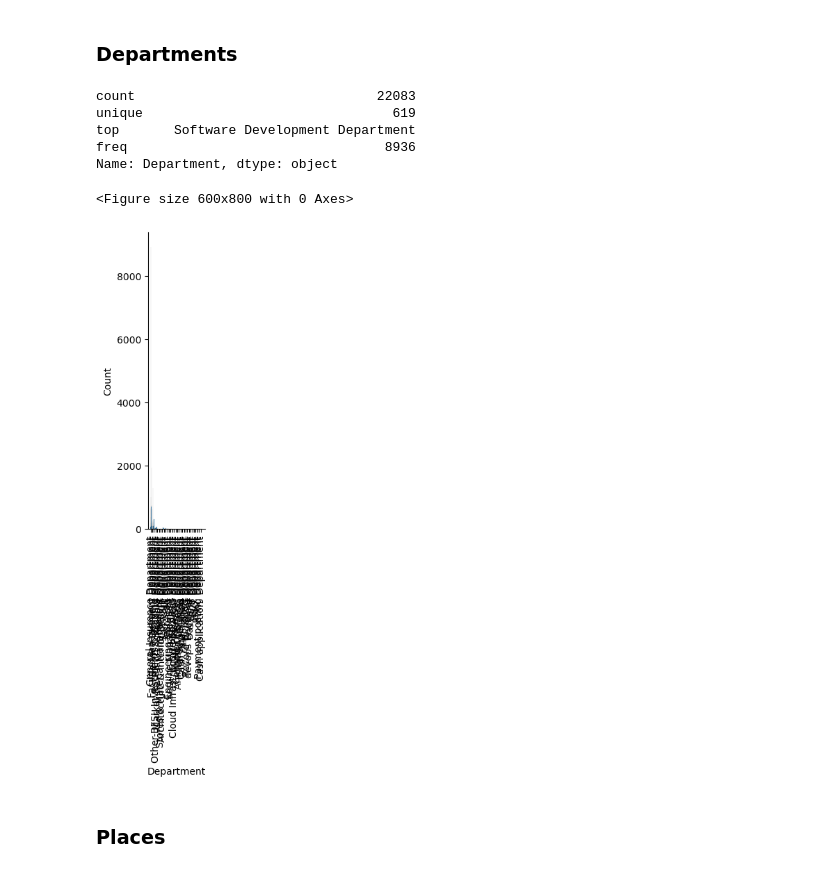
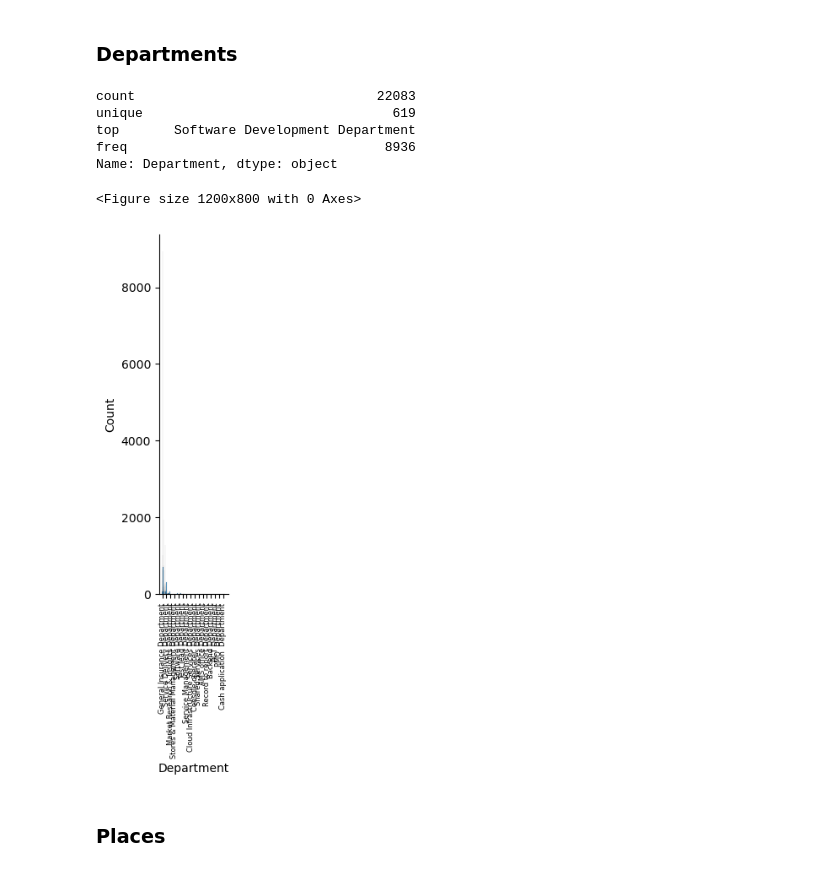
Before and after one commit to TEcjddns/UChicago_AIML_Project, a Jupyter notebook: EmployeeHappiness.ipynb, the cells around one changed output. Cells and saved outputs as stored; diff of their text form; code cells hidden in the pictures.

```diff
--- a/EmployeeHappiness.ipynb
+++ b/EmployeeHappiness.ipynb
@@ -200,22 +200,22 @@ Name: Job_type, dtype: object
 ### Departments
 # %%
 print(df["Department"].describe())
-plt.figure(figsize=(6, 8))
+plt.figure(figsize=(12, 8))
 sns.displot(df["Department"])
 
-x_labels = df["Department"].unique()[::20]  # 간격 조절
-x_ticks = range(0, len(x_labels) * 20, 20)  # 간격에 해당하는 tick 위치 설정
-plt.xticks(x_ticks, x_labels, rotation=90)  # 레이블 설정
+x_labels = df["Department"].unique()[::40]  # Adjust
+x_ticks = range(0, len(x_labels) * 40, 40)  # tick placement
+plt.xticks(x_ticks, x_labels, rotation=90, fontsize=6)  # label rotation, fontsize
 
 plt.show()
 # %% [output]
 count                               22083
 unique                                619
 top       Software Development Department
 freq                                 8936
 Name: Department, dtype: object
-<Figure size 600x800 with 0 Axes>
+<Figure size 1200x800 with 0 Axes>
-[figure, old version]
+[figure, new version]
 # %% [markdown]
 ### Places
 # %%
```
Also changed, not shown: parts of 29 cells of this notebook.
